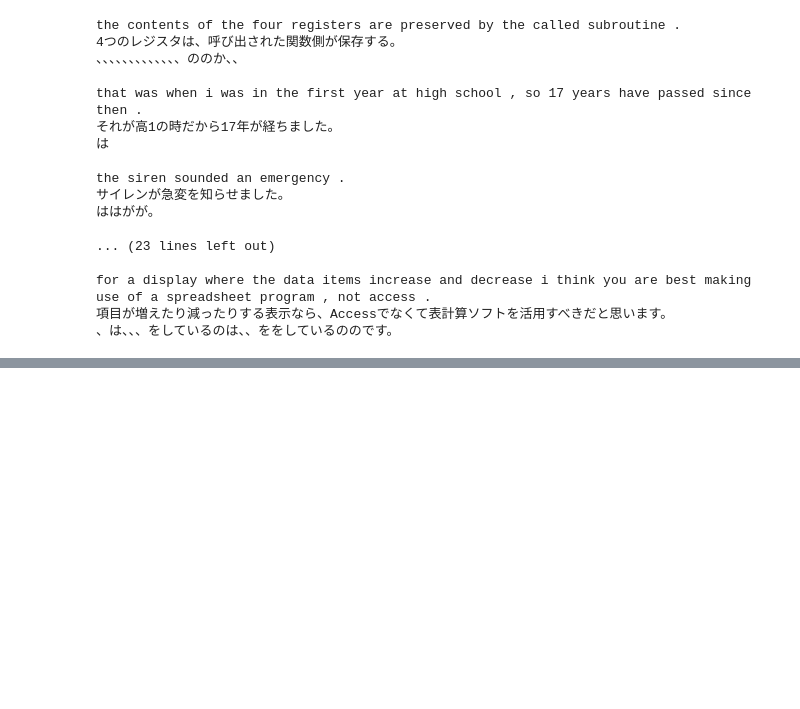
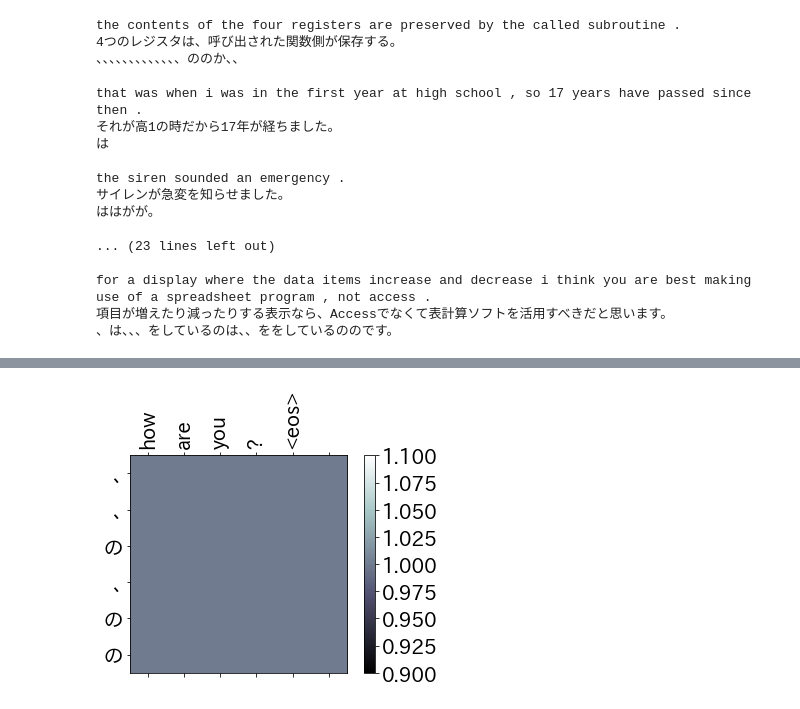
Before and after one commit to Machine-Learning-Tokyo/Seq2Seq-Workshop, a Jupyter notebook: notebooks/translate.ipynb, the cells around one changed output, grey strips where cells are left out. Drawn from its saved outputs; the diff is of its cells as text; code cells hidden in the pictures; blank space fills up the shorter version.

Commit message:
attention viz and notes for presentation

```diff
--- a/notebooks/translate.ipynb
+++ b/notebooks/translate.ipynb
@@ -471,0 +553,37 @@ for a display where the data items increase and decrease i think you are best ma
+# %%
+def get_out(inp,model):
+    inp_toks = en_tokenizer(inp)
+    inp_ids = torch.LongTensor([0]+[en2int[w] for w in inp_toks]+[2]).cuda()
+    probs, atts = model(inp_ids.unsqueeze(0))
+    preds = A(probs.max(2)[1])
+    out_sent = [int2j[i] for i in preds[0] if i not in [1]]
+    return inp_toks, out_sent, atts
+# %%
+input_sentence, output_words, attentions = get_out('How are you?',seq2seq)
+# %%
+def showAttention(input_sentence, output_words, attentions):
+    # Set up figure with colorbar
+    fig = plt.figure()
+    ax = fig.add_subplot(111)
+    max_len = max(len(input_sentence), len(output_words))
+    cax = ax.matshow(torch.stack(attentions)[:max_len,0,:].detach().cpu().numpy(), cmap='bone')
+    fig.colorbar(cax)
+
+    # Set up axes
+    ax.set_xticklabels(['']+input_sentence+['<eos>'],rotation=90)
+    ax.set_yticklabels(['']+output_words)
+
+    #for label in ax.get_xticklabels():
+    #    label.set_fontproperties(prop)
+
+    #for label in ax.get_yticklabels():
+    #    label.set_fontproperties(prop)
+
+    # Show label at every tick
+    ax.xaxis.set_major_locator(ticker.MultipleLocator(1))
+    ax.yaxis.set_major_locator(ticker.MultipleLocator(1))
+    plt.show()
+# %%
+showAttention(*get_out('How are you?',seq2seq))
+# %% [output]
+[figure, added]
```
Also changed, not shown: parts of 18 cells of this notebook, 1 other file.
